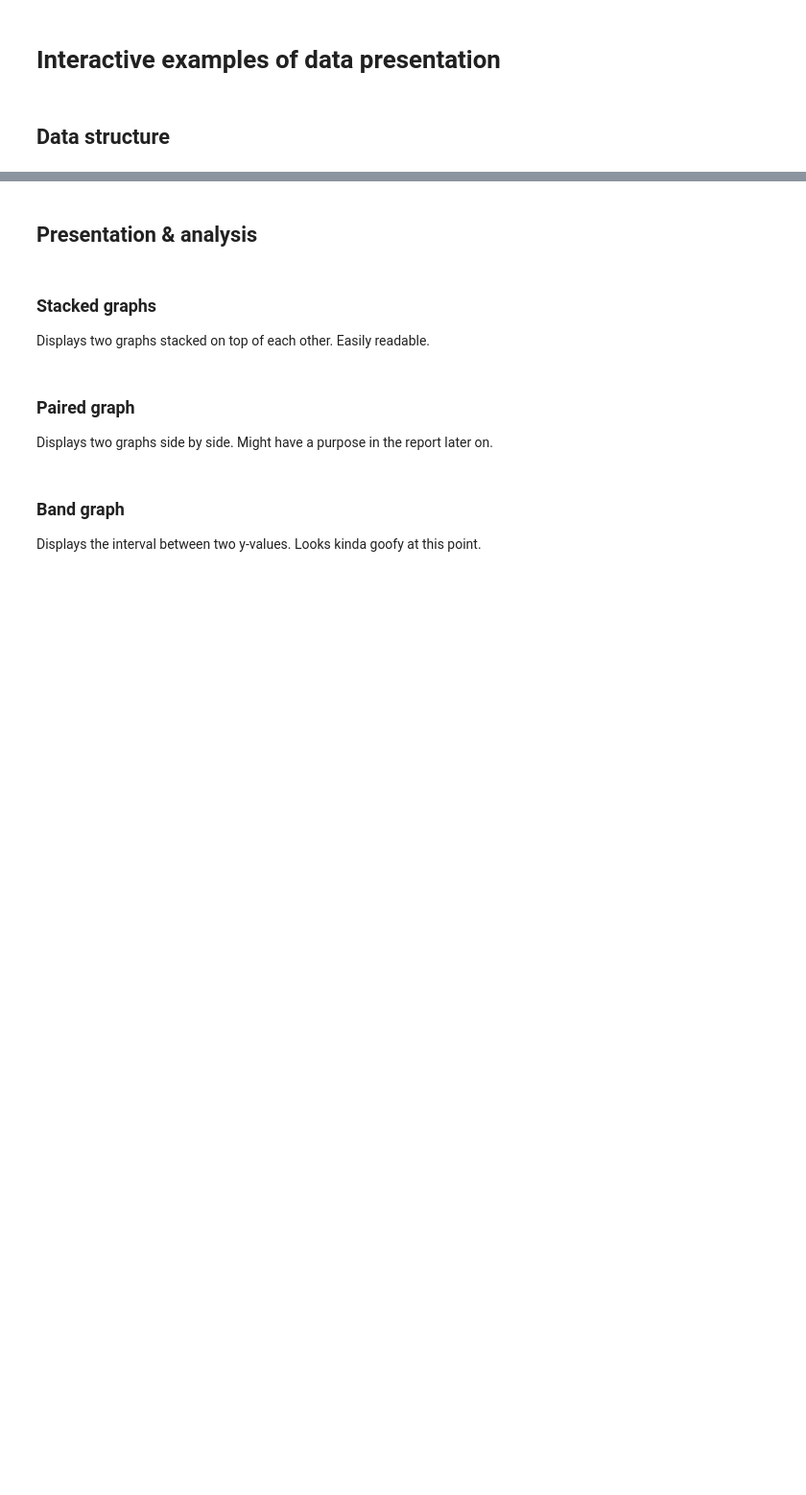
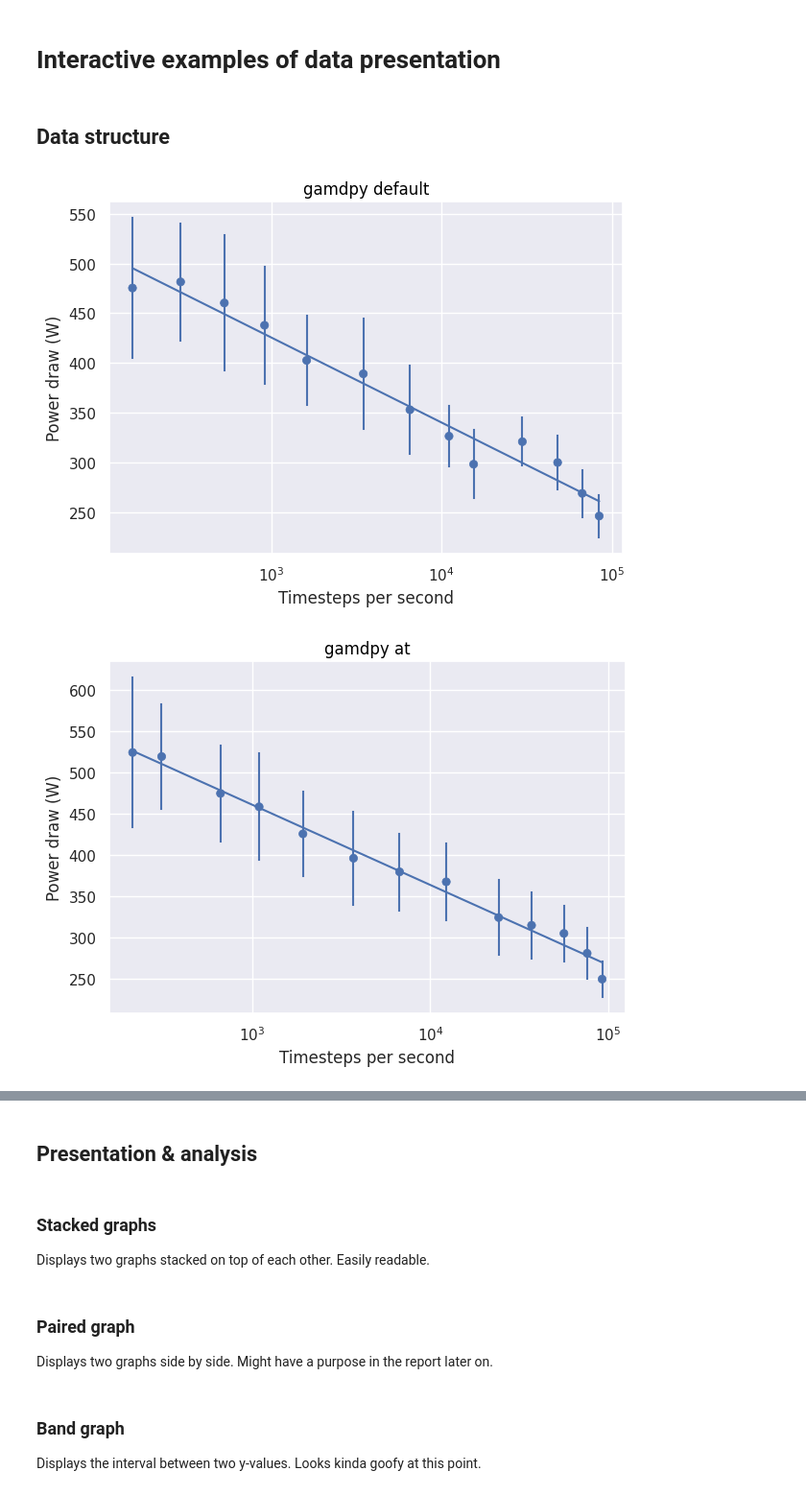
Before and after one commit to seranovic/semester1, a Jupyter notebook: notebook.ipynb, the cells around one changed output, grey strips where cells are left out. Shown at 96% size. Cells and saved outputs as stored; diff of their text form; code cells hidden in the pictures; blank space fills up the shorter version.

Commit message:
add new plots

```diff
--- a/notebook.ipynb
+++ b/notebook.ipynb
@@ -7,7 +11,16 @@ import seaborn.objects as so
 ## Data structure
 # %%
 # FIXME: set identifier prefix and simulator
-identifier = "default"
-sim = "gamdpy"  # one of gamdpy, gamdpy-at, lammps
+prefix = "pow9pow21"
+batches = 3
 
-df = pd.read_csv(f"data/{identifier}-{sim}.csv")
+def gen_raw_dfs(backend: str) -> list[pd.DataFrame]:
+    dfs = []
+    for i in range(batches):
+        dfs.append(pd.read_csv(f"data/{prefix}-{i+1}-{backend}.csv"))
+
+    return dfs
+
+gamdpy_dfs = gen_raw_dfs("gamdpy")
+gamdpy_at_dfs = gen_raw_dfs("gamdpy-at")
+lammps_dfs = gen_raw_dfs("lammps")
@@ -13,0 +144,47 @@ df = pd.read_csv(f"data/{identifier}-{sim}.csv")
+# %%
+def tps_power_plot(
+    df: pd.DataFrame,
+    title: str
+) -> so.Plot:
+    return (
+        so.Plot(data=df,  x=df.tps, y=df.power)
+        .add(so.Dot())
+        .add(so.Range(), ymin="power_min", ymax="power_max")
+        # .scale(x=so.Continuous().tick(at=np.arange(0, 90000, 10000)))
+        .scale(x="log")
+        .add(so.Line(), so.PolyFit(order=1))
+        # .limit(x=(95000, 0))
+        # .layout(extent=(10000, 10000, 10000, 10000))
+        .label(
+            x="Timesteps per second",
+            y="Power draw (W)",
+            title=title
+        )
+
+        # for x, y in zip(exponents, spike_stats['gpu']):
+        # plt.text(x, y + 8, f"{y:.1f}", ha='center', va='bottom', fontsize=9, fontweight='bold', color='blue')
+    )
+
+gamdpy_tps_power_plot = tps_power_plot(
+    gamdpy_complete_df,
+    "gamdpy default"
+)
+gamdpy_at_tps_power_plot = tps_power_plot(
+    gamdpy_at_complete_df,
+    "gamdpy at"
+)
+lammps_tps_power_plot = tps_power_plot(
+    lammps_complete_df,
+    "lammps default"
+)
+
+gamdpy_tps_power_plot.show()
+gamdpy_at_tps_power_plot.show()
+lammps_tps_power_plot.show()
+
+gamdpy_tps_power_plot.save("fig/gamdpy_tps_power")
+gamdpy_at_tps_power_plot.save("fig/gamdpy_at_tps_power")
+lammps_tps_power_plot.save("fig/lammps_tps_power")
+# %% [output]
+[figure, added]
+[figure, added]
```
Also changed, not shown: parts of 6 cells of this notebook, 3 other files.
